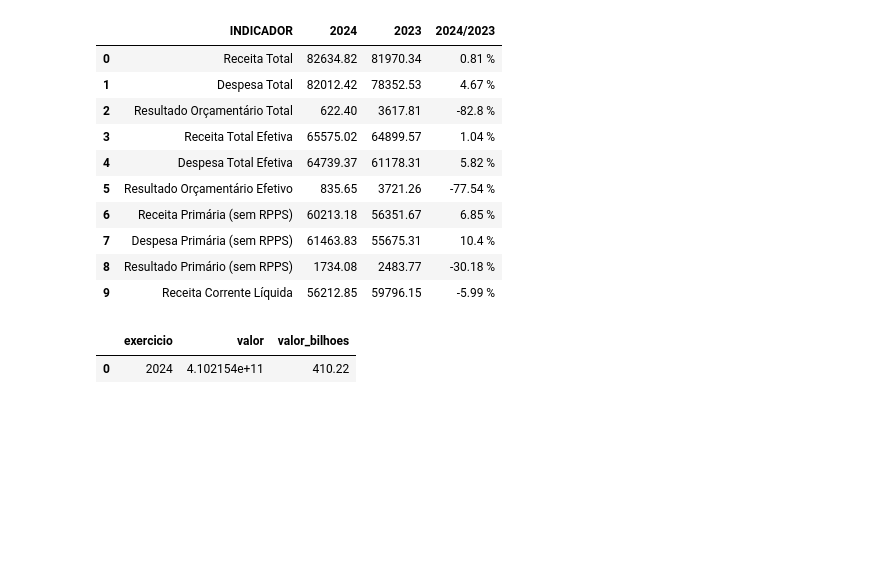
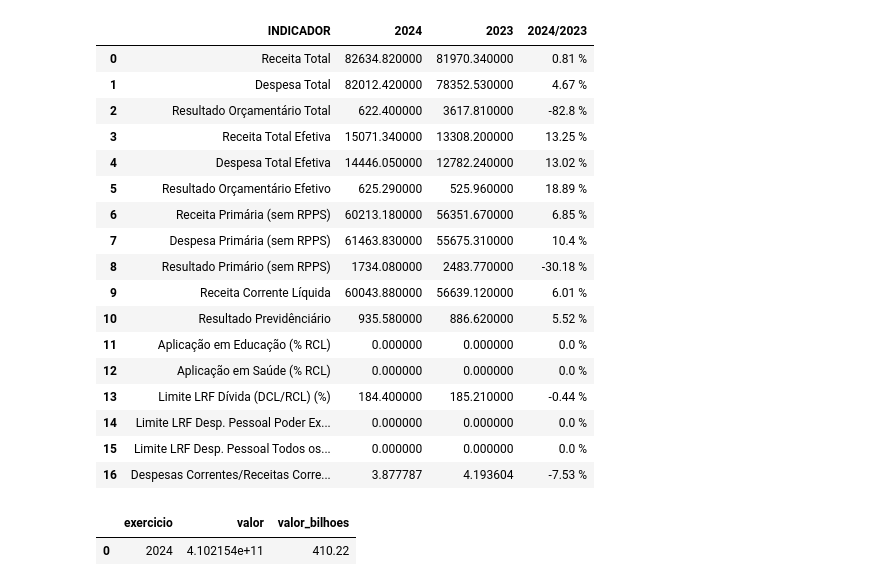
Before and after one commit to PedroJRod/api_siconfi, a Jupyter notebook: report.ipynb, the cells around one changed output. Drawn from its saved outputs; the diff is of its cells as text; code cells hidden in the pictures; blank space fills up the shorter version.

```diff
--- a/report.ipynb
+++ b/report.ipynb
@@ -32,3 +33,16 @@ rreo_df.sample(2)
+# %%
+in_periodicidade = "Q" #S = Semestral ou Q = quadrimestral.
+nr_periodo = "3" #Quadrimestre ou semestre de referência do relatório dentro de um exercício.
+#co_tipo_demonstrativo = "RGF"
+#no_anexo = 'RGF-Anexo 01' #'RGF-Anexo 02', 'RGF-Anexo 06', 'RGF-Anexo 05', 'RGF-Anexo 04', 'RGF-Anexo 01', 'RGF-Anexo 03'
+co_poder = "E" #E = Executivo, L = Legislativo, J = Judiciário, M = Ministério Público, D = Defensoria Pública
+
+rgf_df = pd.DataFrame()
+
+for i in an_exercicio:
+    for j in no_anexo:
+        df = RGF(i,in_periodicidade, nr_periodo, j, co_poder, id_ente)
+        rgf_df = pd.concat([rgf_df, df])
 # %%
 #CONSULTA SEPARADA PARA TRATAMENTO
 
@@ -197,11 +219,11 @@ tabela_1.loc[tabela_1['RECEITAS'] == 'DEDUÇÕES', f'ARRECADADO (B) {exercicio}'
 tabela_1.loc[tabela_1['RECEITAS'] == 'DEDUÇÕES', f'{exercicio_anterior} (D)'] = tabela_1.loc[9:12, f'{exercicio_anterior} (D)'].sum()
 
 tabela_1.loc[tabela_1['RECEITAS'] == 'RECEITAS CORRENTES (EXCETO INTRA-ORÇAMENTÁRIAS)', 'PREVISÃO ATUALIZADA (A)'] = (tabela_1.loc[1:11, 'PREVISÃO ATUALIZADA (A)'].sum()-
-                                                                                                                      tabela_1.loc[tabela_1['RECEITAS'] == 'DEDUÇÕES', 'PREVISÃO ATUALIZADA (A)'].values[0])
+                                                                                                                      tabela_1.loc[tabela_1['RECEITAS'] == 'DEDUÇÕES', 'PREVISÃO ATUALIZADA (A)'].values[0]).round(2)
 tabela_1.loc[tabela_1['RECEITAS'] == 'RECEITAS CORRENTES (EXCETO INTRA-ORÇAMENTÁRIAS)', f'ARRECADADO (B) {exercicio}'] = (tabela_1.loc[1:11, f'ARRECADADO (B) {exercicio}'].sum()-
-                                                                                                                          tabela_1.loc[tabela_1['RECEITAS'] == 'DEDUÇÕES', f'ARRECADADO (B) {exercicio}'].values[0])
+                                                                                                                          tabela_1.loc[tabela_1['RECEITAS'] == 'DEDUÇÕES', f'ARRECADADO (B) {exercicio}'].values[0]).round(2)
 tabela_1.loc[tabela_1['RECEITAS'] == 'RECEITAS CORRENTES (EXCETO INTRA-ORÇAMENTÁRIAS)', f'{exercicio_anterior} (D)'] = (tabela_1.loc[1:11, f'{exercicio_anterior} (D)'].sum()-
-                                                                                                                        tabela_1.loc[tabela_1['RECEITAS'] == 'DEDUÇÕES', f'{exercicio_anterior} (D)'].values[0])
+                                                                                                                        tabela_1.loc[tabela_1['RECEITAS'] == 'DEDUÇÕES', f'{exercicio_anterior} (D)'].values[0]).round(2)
 
 tabela_1.loc[tabela_1['RECEITAS'] == 'RECEITAS DE CAPITAL (EXCETO INTRA-ORÇAMENTÁRIAS)', 'PREVISÃO ATUALIZADA (A)'] = tabela_1.loc[14:20, 'PREVISÃO ATUALIZADA (A)'].sum().round(2)
 tabela_1.loc[tabela_1['RECEITAS'] == 'RECEITAS DE CAPITAL (EXCETO INTRA-ORÇAMENTÁRIAS)', f'ARRECADADO (B) {exercicio}'] = tabela_1.loc[14:20, f'ARRECADADO (B) {exercicio}'].sum().round(2)
@@ -635,6 +663,13 @@ tabela_indicadores = pd.DataFrame({
         'Despesa Primária (sem RPPS)',
         'Resultado Primário (sem RPPS)',
         'Receita Corrente Líquida',
+        'Resultado Previdênciário',
+        'Aplicação em Educação (% RCL)',
+        'Aplicação em Saúde (% RCL)',
+        'Limite LRF Dívida (DCL/RCL) (%)',
+        'Limite LRF Desp. Pessoal Poder Executivo (%)',
+        'Limite LRF Desp. Pessoal Todos os Poderes (%)',
+        'Despesas Correntes/Receitas Correntes (%)',
     ],
     f'{exercicio}': [
         get_value(exercicio, 'TotalReceitas','Até o Bimestre (c)'),
@@ -647,48 +682,67 @@ tabela_indicadores = pd.DataFrame({
          -float(tabela_5.loc[tabela_5['DESPESAS'] == 'TOTAL DAS DESPESAS', f'EMPENHADO {exercicio} (B)'])),
         get_value(exercicio, 'ReceitaPrimariaTotalExcetoFontesRPPS','RECEITAS REALIZADAS (a)'),
         get_value(exercicio, 'DespesaPrimariaTotalExcetoFontesRPPS','DESPESAS EMPENHADAS'),
         get_value(exercicio, 'ResultadoPrimarioSemRPPSAcimaDaLinha','VALOR'),
-        get_value(exercicio, 'RREO3ReceitaCorrenteLiquida','PREVISÃO ATUALIZADA'),
+        get_value(exercicio, 'RREO3ReceitaCorrenteLiquida','TOTAL (ÚLTIMOS 12 MESES)'),
+        get_value(exercicio, 'ResultadoPrevidenciarioRPPSPrevidenciarioDemonstrativoSimplificado','Até o Bimestre'),
+        get_value(exercicio, 'MinimoAnualDasReceitasDeImpostosNaManutencaoEDesenvolvimentoDoEnsinoDemonstrativoSimplificado','% Aplicado Até o Bimestre'),
+        get_value(exercicio, 'AplicacaoTotalDasDespesasComAcoesEServicosPublicosDeSaude',f'% Aplicado Até o Bimestre'),
+        ((pd.to_numeric(get_value(exercicio, 'DividaConsolidadaLiquida',f'Até o Bimestre {exercicio} (b)'), errors='coerce') / pd.to_numeric(get_value(exercicio, 'RREO3ReceitaCorrenteLiquida','TOTAL (ÚLTIMOS 12 MESES)'), errors='coerce')) * 100).round(2),
+        get_value(exercicio, 'DespesaComPessoalTotal',f'% sobre a RCL Ajustada'),
+        0, #despesa pessoal consolidado
+        (pd.to_numeric(get_value(exercicio, 'DespesasCorrentes','DESPESAS EMPENHADAS ATÉ O BIMESTRE (f)'), errors='coerce') / pd.to_numeric(tabela_1.loc[tabela_1['RECEITAS'] == 'RECEITAS CORRENTES (EXCETO INTRA-ORÇAMENTÁRIAS)', f'ARRECADADO (B) {exercicio}'].values[0], errors='coerce')),
     ],
     f'{exercicio_anterior}': [
         get_value(exercicio_anterior, 'TotalReceitas','Até o Bimestre (c)'),
         get_value(exercicio_anterior, 'TotalDespesas','DESPESAS EMPENHADAS ATÉ O BIMESTRE (f)'),
         (get_value(exercicio_anterior, 'TotalReceitas','Até o Bimestre (c)')
          -get_value(exercicio_anterior, 'TotalDespesas','DESPESAS EMPENHADAS ATÉ O BIMESTRE (f)')),
         float(tabela_1.loc[tabela_1['RECEITAS'] == 'TOTAL DAS RECEITAS (LÍQUIDA)', f'{exercicio_anterior} (D)'].values[0]),
         float(tabela_5.loc[tabela_5['DESPESAS'] == 'TOTAL DAS DESPESAS', f'EMPENHADO {exercicio_anterior} (D)']),
         (float(tabela_1.loc[tabela_1['RECEITAS'] == 'TOTAL DAS RECEITAS (LÍQUIDA)', f'{exercicio_anterior} (D)'].values[0])
          -float(tabela_5.loc[tabela_5['DESPESAS'] == 'TOTAL DAS DESPESAS', f'EMPENHADO {exercicio_anterior} (D)'])),
         get_value(exercicio_anterior, 'ReceitaPrimariaTotalExcetoFontesRPPS','RECEITAS REALIZADAS (a)'),
         get_value(exercicio_anterior, 'DespesaPrimariaTotalExcetoFontesRPPS','DESPESAS EMPENHADAS'),
         get_value(exercicio_anterior, 'ResultadoPrimarioSemRPPSAcimaDaLinha','VALOR'),
-        get_value(exercicio, 'RREO3ReceitaCorrenteLiquida','TOTAL (ÚLTIMOS 12 MESES)'),
+        get_value(exercicio_anterior, 'RREO3ReceitaCorrenteLiquida','TOTAL (ÚLTIMOS 12 MESES)'),
+        get_value(exercicio_anterior, 'ResultadoPrevidenciarioRPPSPrevidenciarioDemonstrativoSimplificado','Até o Bimestre'),
+        get_value(exercicio_anterior, 'MinimoAnualDasReceitasDeImpostosNaManutencaoEDesenvolvimentoDoEnsinoDemonstrativoSimplificado','% Aplicado Até o Bimestre'),
+        get_value(exercicio_anterior, 'AplicacaoTotalDasDespesasComAcoesEServicosPublicosDeSaude','% Aplicado Até o Bimestre'),
+        ((pd.to_numeric(get_value(exercicio_anterior, 'DividaConsolidadaLiquida',f'Até o Bimestre {exercicio_anterior} (b)'), errors='coerce') / pd.to_numeric(get_value(exercicio_anterior, 'RREO3ReceitaCorrenteLiquida','TOTAL (ÚLTIMOS 12 MESES)'), errors='coerce')) * 100).round(2),
+        get_value(exercicio_anterior, 'DespesaComPessoalTotal',f'% sobre a RCL Ajustada'),
+        0, #despesa pessoal consolidado
+        (pd.to_numeric(get_value(exercicio_anterior, 'DespesasCorrentes','DESPESAS EMPENHADAS ATÉ O BIMESTRE (f)'), errors='coerce') / pd.to_numeric(tabela_1.loc[tabela_1['RECEITAS'] == 'RECEITAS CORRENTES (EXCETO INTRA-ORÇAMENTÁRIAS)', f'{exercicio_anterior} (D)'].values[0], errors='coerce')),
     ],
-    f'{exercicio}/{exercicio_anterior}': [0] * 10
+    f'{exercicio}/{exercicio_anterior}': [0] * 17
 })
-
-
 
 tabela_indicadores[f'{exercicio}'] = pd.to_numeric(tabela_indicadores[f'{exercicio}'], errors='coerce')
 tabela_indicadores[f'{exercicio_anterior}'] = pd.to_numeric(tabela_indicadores[f'{exercicio_anterior}'], errors='coerce')
 
 tabela_indicadores[f'{exercicio}/{exercicio_anterior}'] = (
     (tabela_indicadores[f'{exercicio}'] / tabela_indicadores[f'{exercicio_anterior}'] - 1) * 100
 ).round(2).fillna(0).replace([float('inf'), -float('inf')], 0).astype(str) + ' %'
 
 tabela_indicadores
 # %% [output]
 |  | INDICADOR | 2024 | 2023 | 2024/2023 |
-| 0 | Receita Total | 82634.82 | 81970.34 | 0.81 % |
-| 1 | Despesa Total | 82012.42 | 78352.53 | 4.67 % |
-| 2 | Resultado Orçamentário Total | 622.40 | 3617.81 | -82.8 % |
-| 3 | Receita Total Efetiva | 65575.02 | 64899.57 | 1.04 % |
-| 4 | Despesa Total Efetiva | 64739.37 | 61178.31 | 5.82 % |
-| 5 | Resultado Orçamentário Efetivo | 835.65 | 3721.26 | -77.54 % |
-| 6 | Receita Primária (sem RPPS) | 60213.18 | 56351.67 | 6.85 % |
-| 7 | Despesa Primária (sem RPPS) | 61463.83 | 55675.31 | 10.4 % |
-| 8 | Resultado Primário (sem RPPS) | 1734.08 | 2483.77 | -30.18 % |
-| 9 | Receita Corrente Líquida | 56212.85 | 59796.15 | -5.99 % |
+| 0 | Receita Total | 82634.820000 | 81970.340000 | 0.81 % |
+| 1 | Despesa Total | 82012.420000 | 78352.530000 | 4.67 % |
+| 2 | Resultado Orçamentário Total | 622.400000 | 3617.810000 | -82.8 % |
+| 3 | Receita Total Efetiva | 15071.340000 | 13308.200000 | 13.25 % |
+| 4 | Despesa Total Efetiva | 14446.050000 | 12782.240000 | 13.02 % |
+| 5 | Resultado Orçamentário Efetivo | 625.290000 | 525.960000 | 18.89 % |
+| 6 | Receita Primária (sem RPPS) | 60213.180000 | 56351.670000 | 6.85 % |
+| 7 | Despesa Primária (sem RPPS) | 61463.830000 | 55675.310000 | 10.4 % |
+| 8 | Resultado Primário (sem RPPS) | 1734.080000 | 2483.770000 | -30.18 % |
+| 9 | Receita Corrente Líquida | 60043.880000 | 56639.120000 | 6.01 % |
+| 10 | Resultado Previdênciário | 935.580000 | 886.620000 | 5.52 % |
+| 11 | Aplicação em Educação (% RCL) | 0.000000 | 0.000000 | 0.0 % |
+| 12 | Aplicação em Saúde (% RCL) | 0.000000 | 0.000000 | 0.0 % |
+| 13 | Limite LRF Dívida (DCL/RCL) (%) | 184.400000 | 185.210000 | -0.44 % |
+| 14 | Limite LRF Desp. Pessoal Poder Ex... | 0.000000 | 0.000000 | 0.0 % |
+| 15 | Limite LRF Desp. Pessoal Todos os... | 0.000000 | 0.000000 | 0.0 % |
+| 16 | Despesas Correntes/Receitas Corre... | 3.877787 | 4.193604 | -7.53 % |
 # %%
 contas_receitas_correntes = [
     'ReceitaDeContribuicoes',
```
Also changed, not shown: parts of 12 cells of this notebook, 3 other files.
